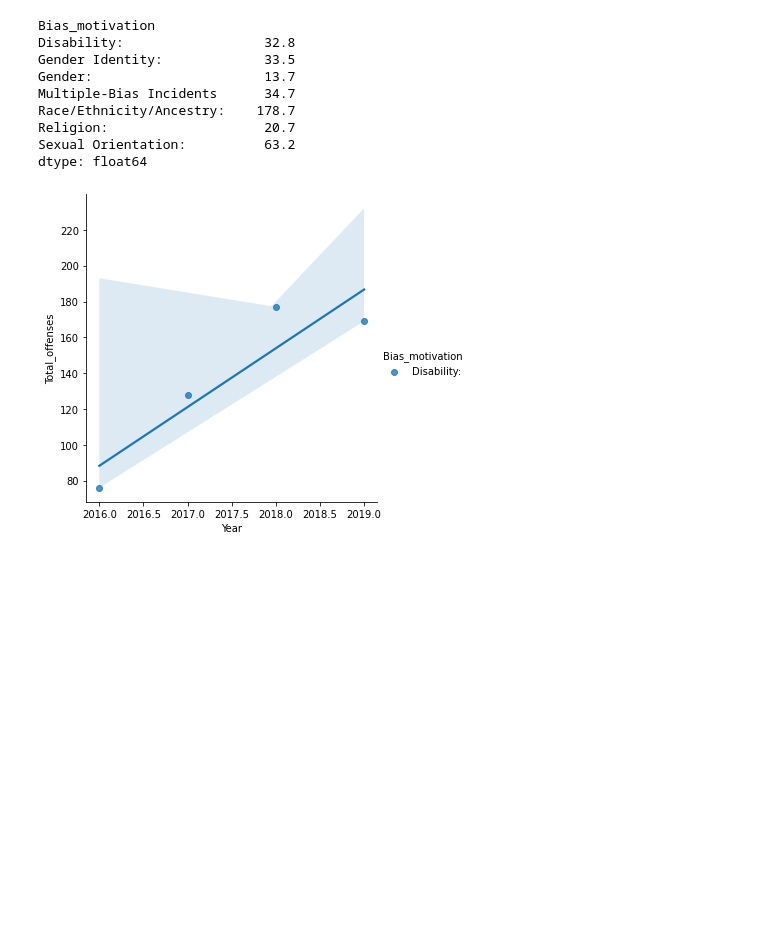
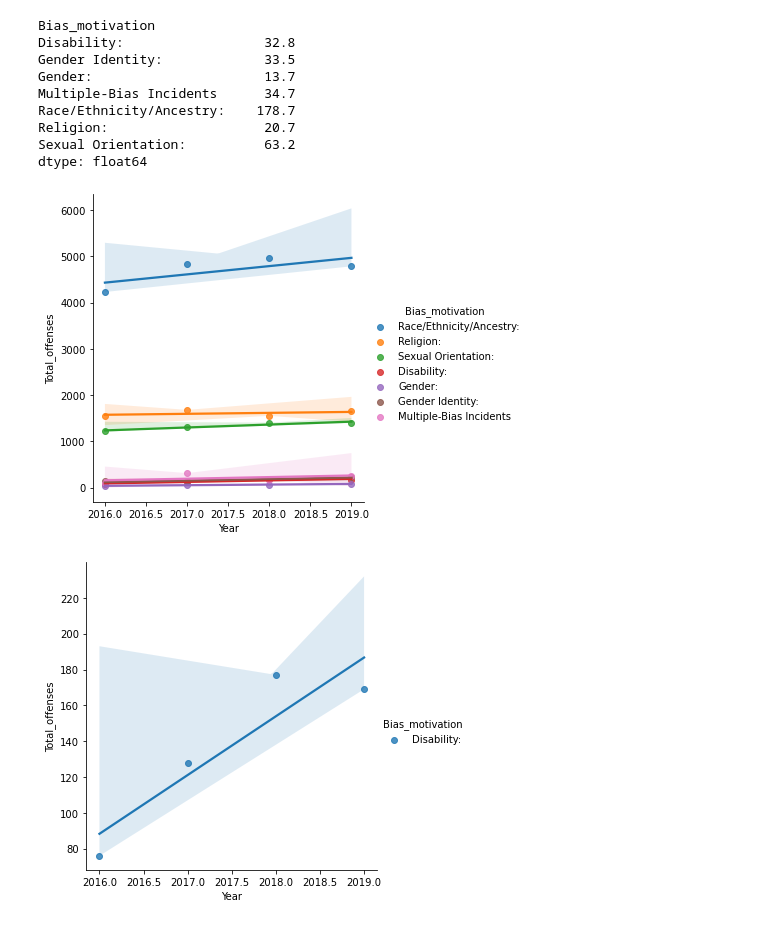
Before and after one commit to ChenTsizhen/2950_Project, a Jupyter notebook: masterNotebook.ipynb, the cells around one changed output. Drawn from its saved outputs; the diff is of its cells as text; code cells hidden in the pictures; blank space fills up the shorter version.

Commit message:
highlight in 2020 T4 & T5 add a total plot

```diff
--- a/masterNotebook.ipynb
+++ b/masterNotebook.ipynb
@@ -188,6 +188,12 @@ Race/Ethnicity/Ancestry:    178.7
 Religion:                    20.7
 Sexual Orientation:          63.2
 dtype: float64
+# %%
+tidy_table4['Year'] = tidy_table4['Year'].astype(int)
+sns.lmplot(x='Year', y='Total_offenses', data=tidy_table4, hue='Bias_motivation')
+plt.show()
+# %% [output]
+[figure, added]
 # %%
 def plot_by_bm(df):
     df['Year'] = df['Year'].astype(float)
```
Also changed, not shown: parts of 1 cell of this notebook, 9 other files.
